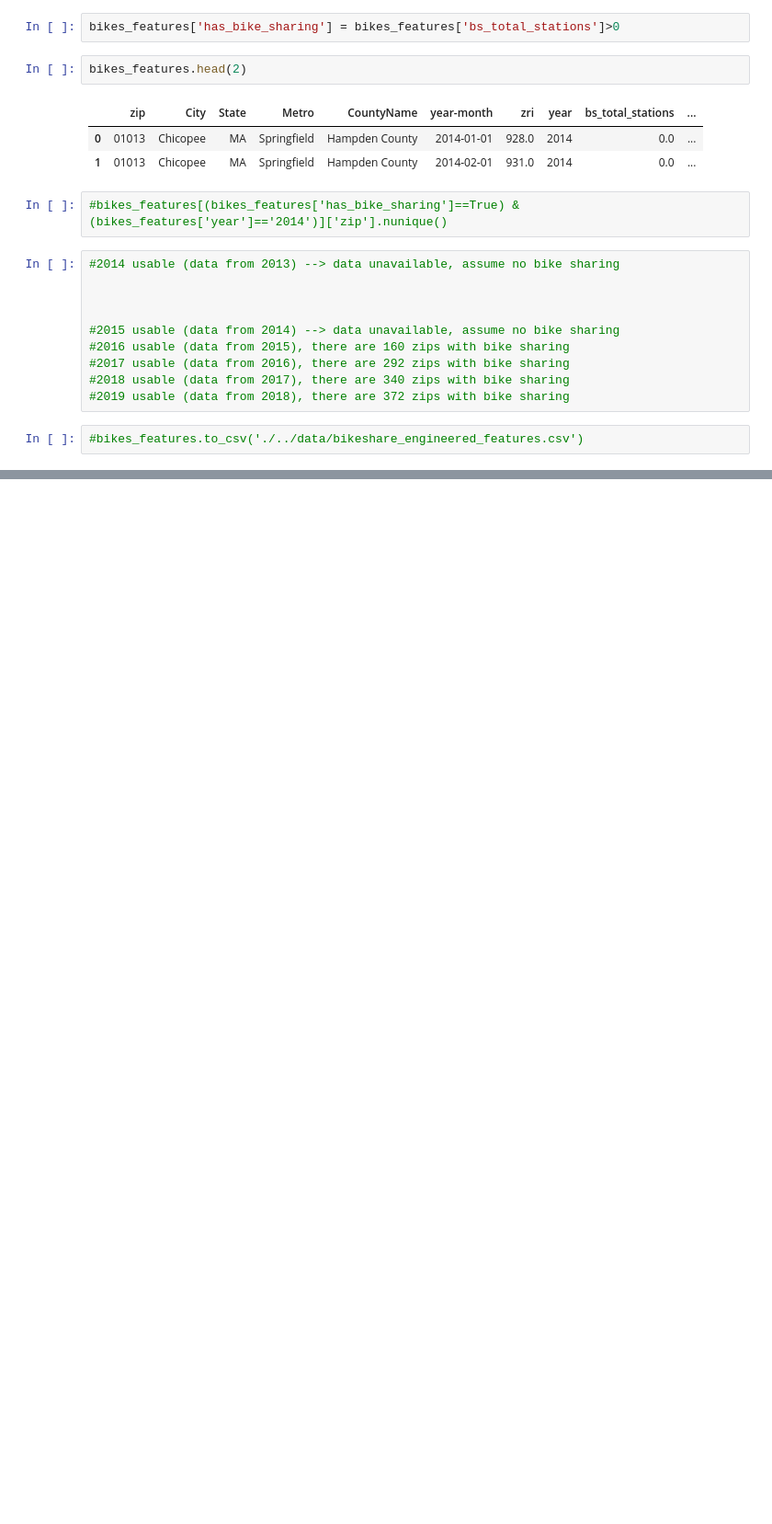
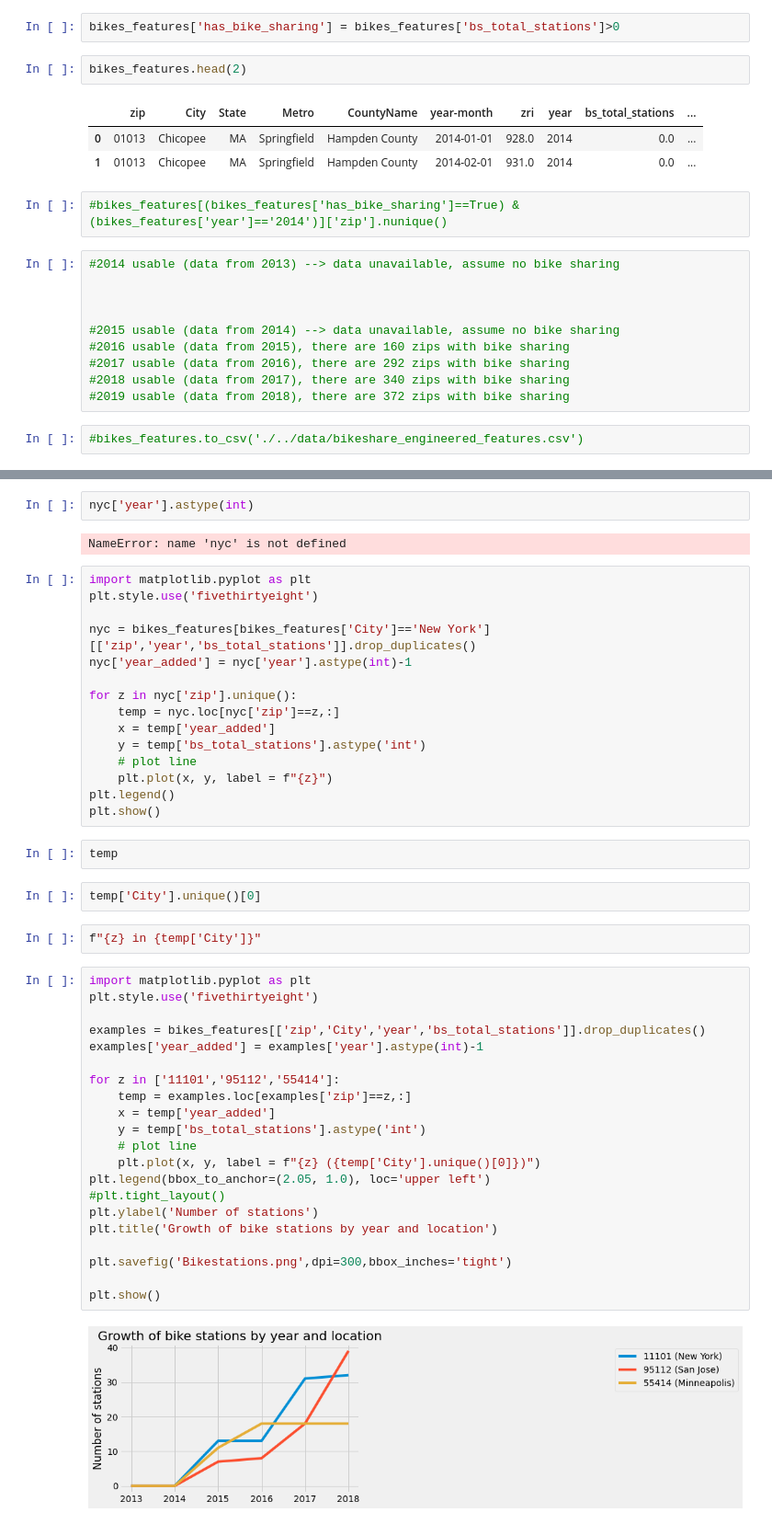
Before and after one commit to Kneck12/zillow-price-index-pred, a Jupyter notebook: Niki/bikeshare_feature_engineering.ipynb, the cells around one changed output, grey strips where cells are left out. Shown at 92% size. Drawn from its saved outputs; the diff is of its cells as text; blank space fills up the shorter version.

```diff
--- a/Niki/bikeshare_feature_engineering.ipynb
+++ b/Niki/bikeshare_feature_engineering.ipynb
@@ -180,0 +427,48 @@ bikes_features[bikes_features['zip']=="07302"]
+# %%
+nyc['year'].astype(int)
+# %% [output]
+NameError: name 'nyc' is not defined
+# %%
+import matplotlib.pyplot as plt
+plt.style.use('fivethirtyeight')
+
+nyc = bikes_features[bikes_features['City']=='New York'][['zip','year','bs_total_stations']].drop_duplicates()
+nyc['year_added'] = nyc['year'].astype(int)-1
+
+for z in nyc['zip'].unique():
+    temp = nyc.loc[nyc['zip']==z,:]
+    x = temp['year_added']
+    y = temp['bs_total_stations'].astype('int')
+    # plot line
+    plt.plot(x, y, label = f"{z}")
+plt.legend()
+plt.show()
+# %%
+temp
+# %%
+temp['City'].unique()[0]
+# %%
+f"{z} in {temp['City']}"
+# %%
+import matplotlib.pyplot as plt
+plt.style.use('fivethirtyeight')
+
+examples = bikes_features[['zip','City','year','bs_total_stations']].drop_duplicates()
+examples['year_added'] = examples['year'].astype(int)-1
+
+for z in ['11101','95112','55414']:
+    temp = examples.loc[examples['zip']==z,:]
+    x = temp['year_added']
+    y = temp['bs_total_stations'].astype('int')
+    # plot line
+    plt.plot(x, y, label = f"{z} ({temp['City'].unique()[0]})")
+plt.legend(bbox_to_anchor=(2.05, 1.0), loc='upper left')
+#plt.tight_layout()
+plt.ylabel('Number of stations')
+plt.title('Growth of bike stations by year and location')
+
+plt.savefig('Bikestations.png',dpi=300,bbox_inches='tight')
+
+plt.show()
+# %% [output]
+[figure, added]
```
Also changed, not shown: parts of 32 cells of this notebook, 8 other files.
